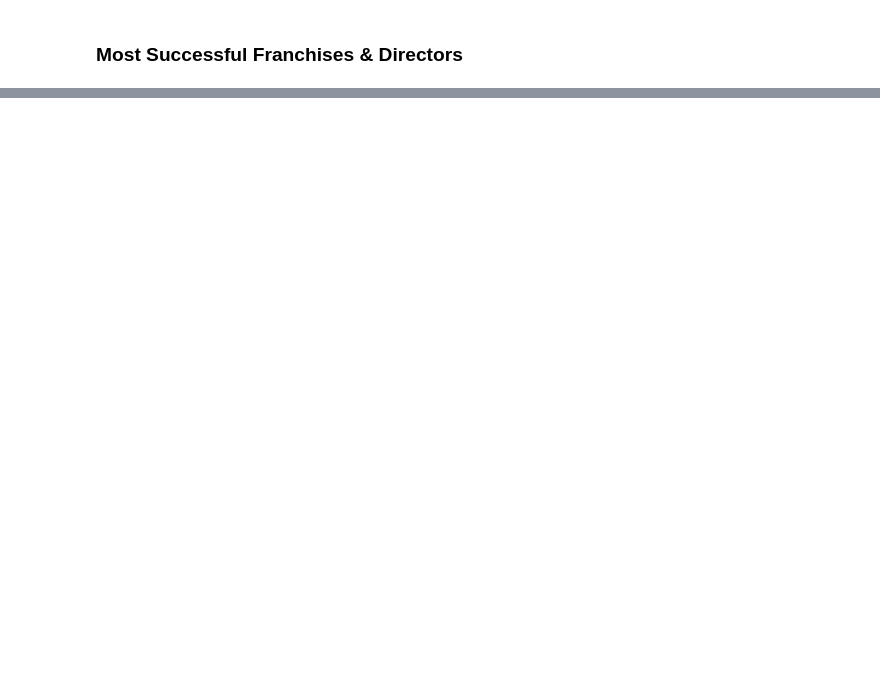
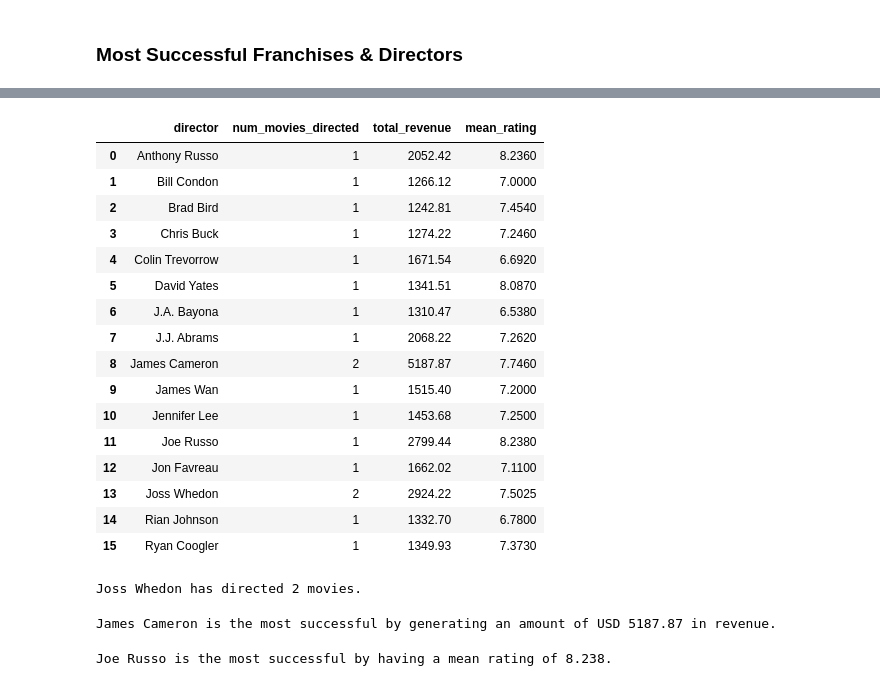
Before and after one commit to kgyauAmtch/Amtch_Personal_Projects, a Jupyter notebook: Project1/notebooks/data_cleaning.ipynb, the cells around one changed output, grey strips where cells are left out. Saved outputs shown, nothing was run; the diff lists cells and outputs as text; code cells hidden in the pictures; blank space fills up the shorter version.

```diff
--- a/Project1/notebooks/data_cleaning.ipynb
+++ b/Project1/notebooks/data_cleaning.ipynb
@@ -992,0 +1116,3 @@ mean_rating_comparison = df.groupby('is_franchise')['vote_average'].mean().reset
+# %%
+Franchise_director_df= reordered_df.groupby('director')
+Franchise_director_df.head()
@@ -992,0 +1138,52 @@ mean_rating_comparison = df.groupby('is_franchise')['vote_average'].mean().reset
+# %%
+franchise_director = Franchise_director_df.agg(
+    num_movies_directed=('id', 'count'),
+    total_revenue=('revenue_musd', 'sum'),
+    mean_rating=('vote_average', 'mean')
+
+
+).reset_index()
+# %%
+franchise_director
+# %% [output]
+|  | director | num_movies_directed | total_revenue | mean_rating |
+| 0 | Anthony Russo | 1 | 2052.42 | 8.2360 |
+| 1 | Bill Condon | 1 | 1266.12 | 7.0000 |
+| 2 | Brad Bird | 1 | 1242.81 | 7.4540 |
+| 3 | Chris Buck | 1 | 1274.22 | 7.2460 |
+| 4 | Colin Trevorrow | 1 | 1671.54 | 6.6920 |
+| 5 | David Yates | 1 | 1341.51 | 8.0870 |
+| 6 | J.A. Bayona | 1 | 1310.47 | 6.5380 |
+| 7 | J.J. Abrams | 1 | 2068.22 | 7.2620 |
+| 8 | James Cameron | 2 | 5187.87 | 7.7460 |
+| 9 | James Wan | 1 | 1515.40 | 7.2000 |
+| 10 | Jennifer Lee | 1 | 1453.68 | 7.2500 |
+| 11 | Joe Russo | 1 | 2799.44 | 8.2380 |
+| 12 | Jon Favreau | 1 | 1662.02 | 7.1100 |
+| 13 | Joss Whedon | 2 | 2924.22 | 7.5025 |
+| 14 | Rian Johnson | 1 | 1332.70 | 6.7800 |
+| 15 | Ryan Coogler | 1 | 1349.93 | 7.3730 |
+# %%
+def movies_directed(num_movies_directed,director_name):
+    x=franchise_director.sort_values(num_movies_directed)
+    return print(f'{x[director_name].iloc[-1]} has directed {x[num_movies_directed].iloc[-1]} movies.')
+
+movies_directed('num_movies_directed','director')
+# %% [output]
+Joss Whedon has directed 2 movies.
+# %%
+def successful_director_totalrevenue(total_revenue,director_name):
+    x=franchise_director.sort_values(total_revenue)
+    return print(f'{x[director_name].iloc[-1]} is the most successful by generating an amount of USD {x[total_revenue].iloc[-1]} in revenue.')
+
+successful_director_totalrevenue('total_revenue','director')
+# %% [output]
+James Cameron is the most successful by generating an amount of USD 5187.87 in revenue.
+# %%
+def successful_director_meanrating(mean_rating,director_name):
+    x=franchise_director.sort_values(mean_rating)
+    return print(f'{x[director_name].iloc[-1]} is the most successful by having a mean rating of {x[mean_rating].iloc[-1]}.')
+
+successful_director_meanrating('mean_rating','director')
+# %% [output]
+Joe Russo is the most successful by having a mean rating of 8.238.
```
Also changed, not shown: parts of 31 cells of this notebook.
